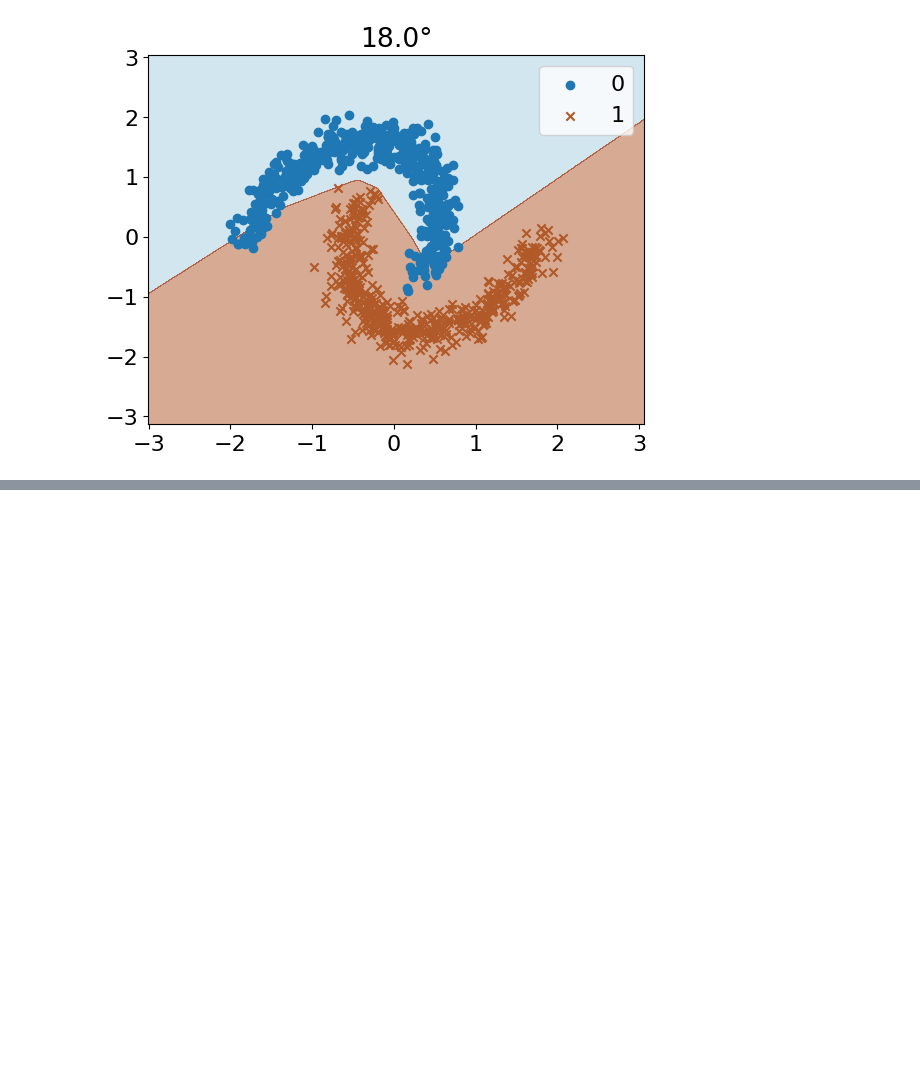
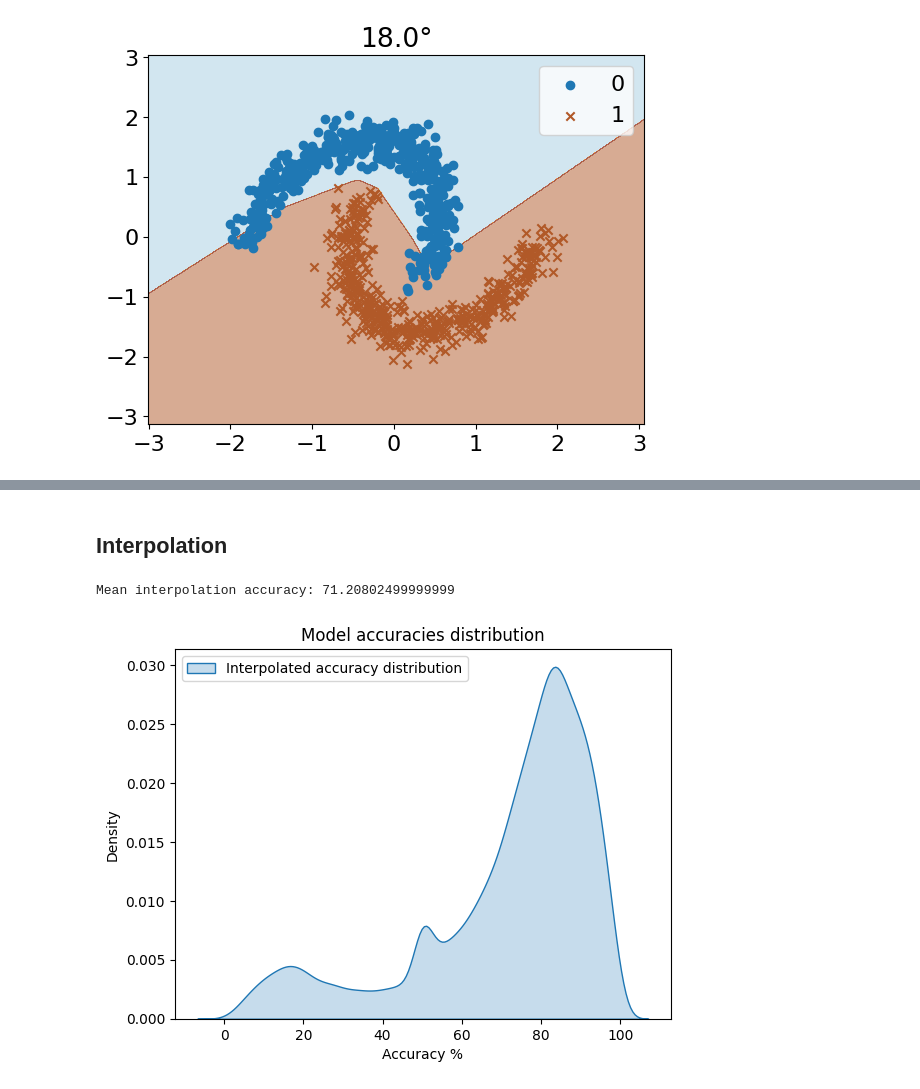
Before and after one commit to IDavron/exploring-neural-networks-weight-space, a Jupyter notebook: notebooks/autoencoder.ipynb, the cells around one changed output, grey strips where cells are left out. Cells and saved outputs as stored; diff of their text form; code cells hidden in the pictures; blank space fills up the shorter version.

```diff
--- a/notebooks/autoencoder.ipynb
+++ b/notebooks/autoencoder.ipynb
@@ -461,0 +560,52 @@ plot_decision_boundary(model, X_rotated, y, title=f"{a}°")
+# %% [markdown]
+## Interpolation
+# %%
+autoencoder = Autoencoder()
+autoencoder.load_state_dict(torch.load(f"{path}/autoencoder_final.pth"))
+
+model = MLP(autoencoder)
+
+raw = pd.read_csv("../data/eight_angles_small.csv")
+weights_0 = raw.loc[raw["angle"] == 0].drop(columns=["model_name", "angle"]).astype('float32').to_numpy()
+weights_45 = raw.loc[raw["angle"] == 45].drop(columns=["model_name", "angle"]).astype('float32').to_numpy()
+weights_90 = raw.loc[raw["angle"] == 90].drop(columns=["model_name", "angle"]).astype('float32').to_numpy()
+weights_135 = raw.loc[raw["angle"] == 135].drop(columns=["model_name", "angle"]).astype('float32').to_numpy()
+weights_180 = raw.loc[raw["angle"] == 180].drop(columns=["model_name", "angle"]).astype('float32').to_numpy()
+weights_225 = raw.loc[raw["angle"] == 225].drop(columns=["model_name", "angle"]).astype('float32').to_numpy()
+weights_270 = raw.loc[raw["angle"] == 270].drop(columns=["model_name", "angle"]).astype('float32').to_numpy()
+weights_315 = raw.loc[raw["angle"] == 315].drop(columns=["model_name", "angle"]).astype('float32').to_numpy()
+
+weights = [weights_0, weights_45, weights_90, weights_135, weights_180, weights_225, weights_270, weights_315]
+angles = [0, 45, 90, 135, 180, 225, 270, 315]
+
+X, y = get_moons_dataset()
+accuracies = []
+
+for i in tqdm(range(-1, 7)):
+    for j in range(10000):
+        weight_1 = weights[i][j]
+        weight_2 = weights[i+1][j]
+        angle_1 = angles[i]
+        angle_2 = angles[i+1]
+
+        alpha = np.random.uniform(0.4, 0.6)
+        w = (1-alpha)*weight_1 + alpha*weight_2
+        angle = (1-alpha)*angle_1 + alpha*angle_2
+
+        w = torch.tensor(w).float().unsqueeze(0)
+        X_rotated = rotate(X, angle)
+        X_rotated = torch.tensor(X_rotated).float().unsqueeze(0)
+        accuracy = get_accuracy(tester, w, X_rotated, y)
+        accuracies.append(accuracy)
+
+print("Mean interpolation accuracy:", np.mean(accuracies))
+
+sns.kdeplot(accuracies, fill=True, label="Interpolated accuracy distribution")
+
+plt.legend(loc="upper left")
+plt.title("Model accuracies distribution")
+plt.xlabel("Accuracy %")
+plt.show()
+# %% [output]
+Mean interpolation accuracy: 71.20802499999999
+[figure, added]
```
Also changed, not shown: parts of 8 cells of this notebook, 22 other files.
